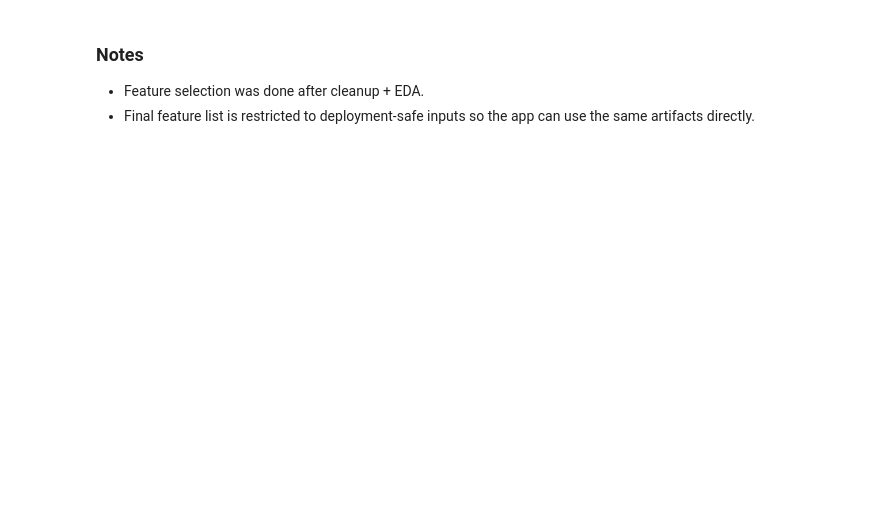
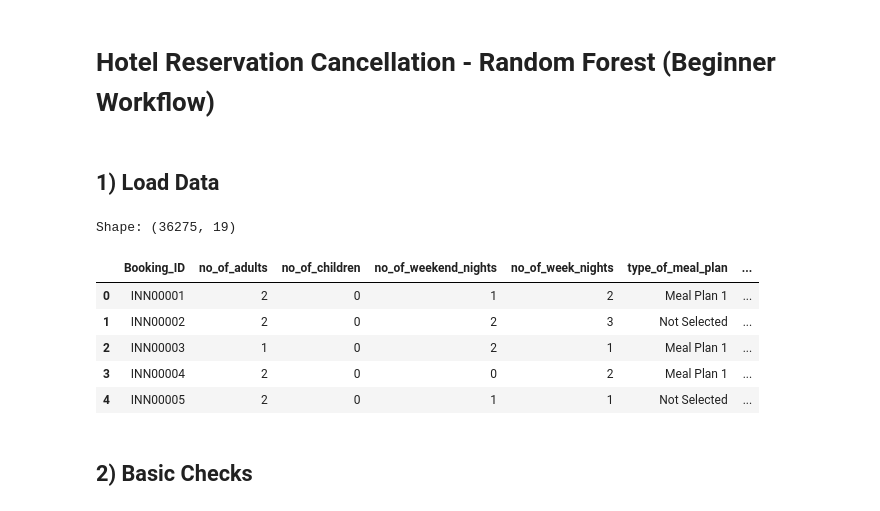
Before and after one commit to greyy004/HotelCancellationPrediction, a Jupyter notebook: train.ipynb, the cells around one changed output. Drawn from its saved outputs; the diff is of its cells as text; code cells hidden in the pictures; blank space fills up the shorter version.

```diff
--- a/train.ipynb
+++ b/train.ipynb
@@ -323,5 +1,45 @@ model_files\selected_features.csv
-# %% [markdown]
-### Notes
-
-- Feature selection was done after cleanup + EDA.
-- Final feature list is restricted to deployment-safe inputs so the app can use the same artifacts directly.
+# %% [markdown]
+# Hotel Reservation Cancellation - Random Forest (Beginner Workflow)
+# %%
+import os
+import pickle
+import warnings
+
+import numpy as np
+import pandas as pd
+import seaborn as sns
+import matplotlib.pyplot as plt
+import requests
+
+from sklearn.model_selection import train_test_split
+from sklearn.preprocessing import LabelEncoder
+from sklearn.ensemble import RandomForestClassifier
+from sklearn.metrics import (
+    confusion_matrix,
+    accuracy_score,
+    classification_report,
+    roc_auc_score,
+    roc_curve,
+)
+
+warnings.filterwarnings("ignore")
+sns.set_style("whitegrid")
+pd.set_option("display.max_columns", 200)
+# %% [markdown]
+## 1) Load Data
+# %%
+DATA_PATH = "hotel.csv"
+data = pd.read_csv(DATA_PATH)
+
+print("Shape:", data.shape)
+data.head()
+# %% [output]
+Shape: (36275, 19)
+|  | Booking_ID | no_of_adults | no_of_children | no_of_weekend_nights | no_of_week_nights | type_of_meal_plan | ... |
+| 0 | INN00001 | 2 | 0 | 1 | 2 | Meal Plan 1 | ... |
+| 1 | INN00002 | 2 | 0 | 2 | 3 | Not Selected | ... |
+| 2 | INN00003 | 1 | 0 | 2 | 1 | Meal Plan 1 | ... |
+| 3 | INN00004 | 2 | 0 | 0 | 2 | Meal Plan 1 | ... |
+| 4 | INN00005 | 2 | 0 | 1 | 1 | Not Selected | ... |
+# %% [markdown]
+## 2) Basic Checks
```
Also changed, not shown: parts of 48 cells of this notebook, 42 other files.
